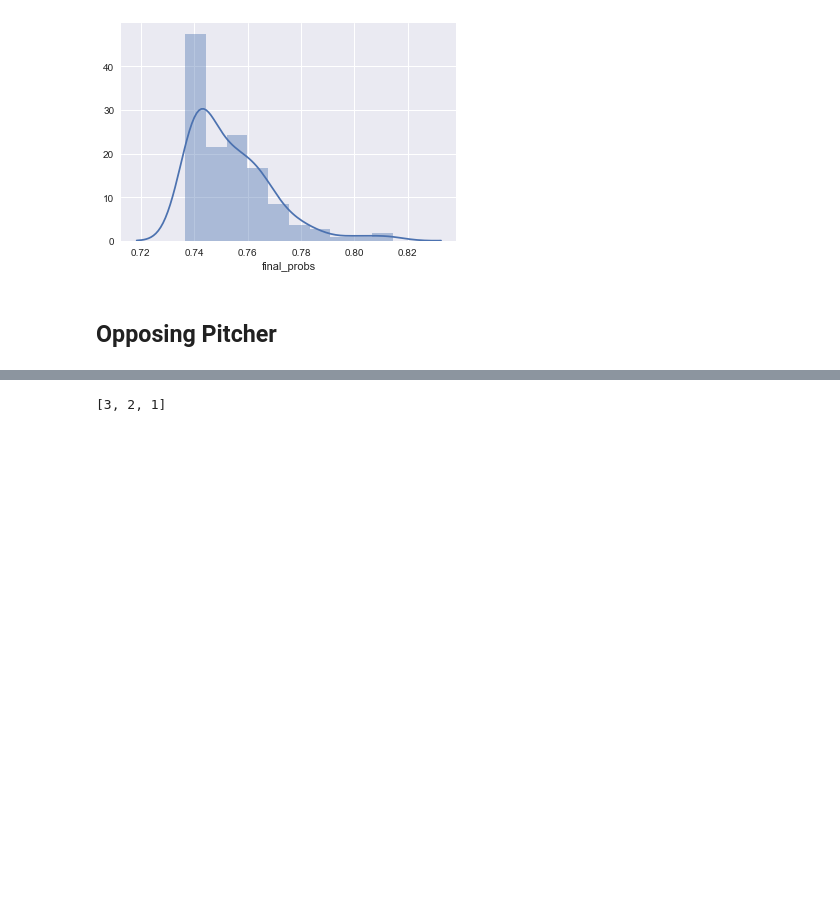
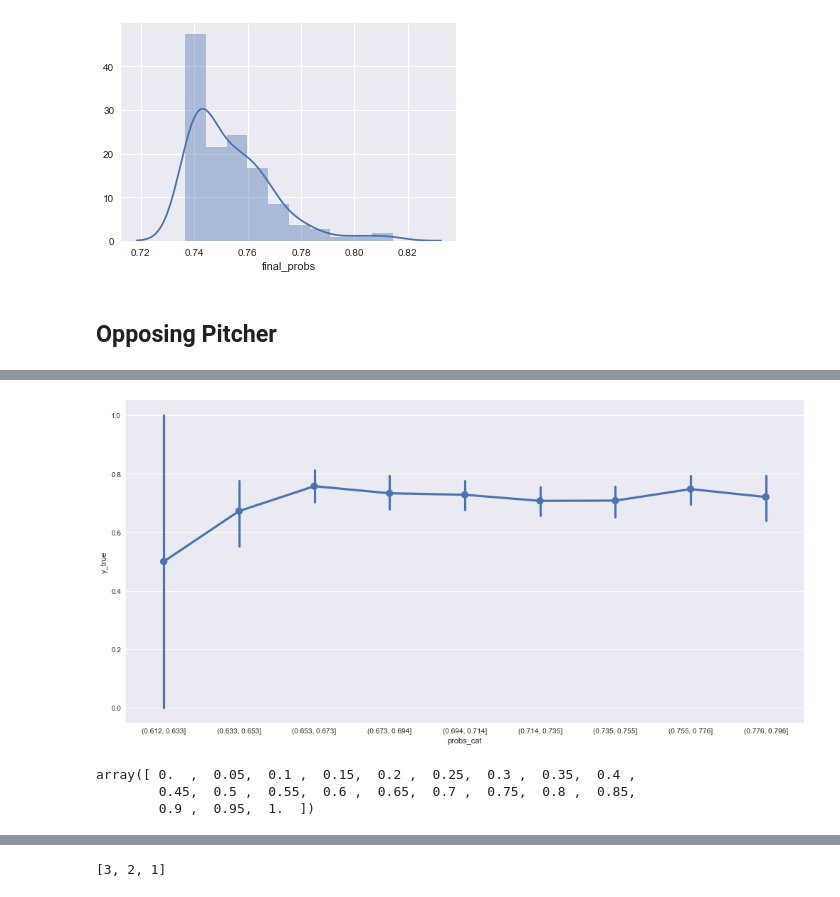
Before and after one commit to spelkey1/bts, a Jupyter notebook: multi_model1.ipynb, the cells around one changed output, grey strips where cells are left out. Drawn from its saved outputs; the diff is of its cells as text; code cells hidden in the pictures; blank space fills up the shorter version.

```diff
--- a/multi_model1.ipynb
+++ b/multi_model1.ipynb
@@ -202 +312,12 @@ meta_test[13110]
+# %%
+y_true = df.loc[df.model_set == 'test','got_hit'].tolist()
+hp.calibration_histogram(test_probs, y_true, n_split=50)
+# %% [output]
+[figure, added]
+# %%
+np.linspace(0, 100, 21) / 100
+# %% [output]
+array([ 0.  ,  0.05,  0.1 ,  0.15,  0.2 ,  0.25,  0.3 ,  0.35,  0.4 ,
+        0.45,  0.5 ,  0.55,  0.6 ,  0.65,  0.7 ,  0.75,  0.8 ,  0.85,
+        0.9 ,  0.95,  1.  ])
 # %%
```
Also changed, not shown: parts of 13 cells of this notebook, 1 other file.
